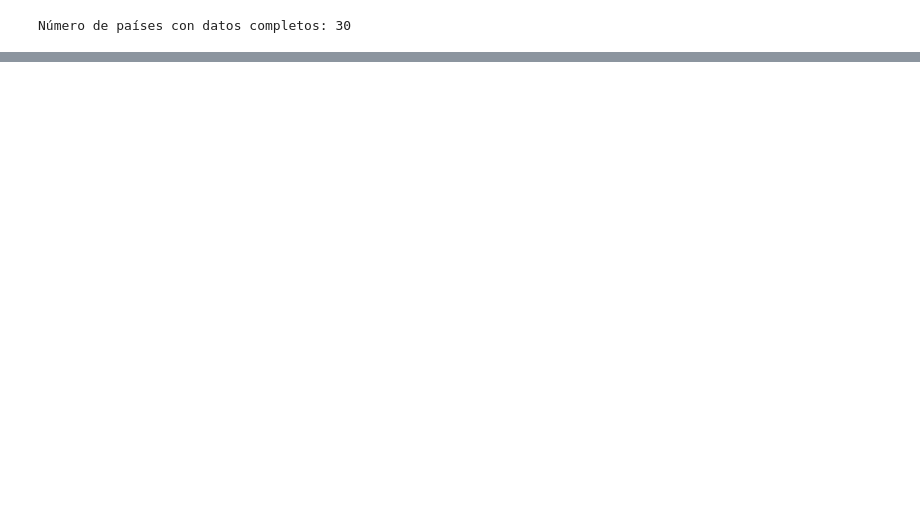
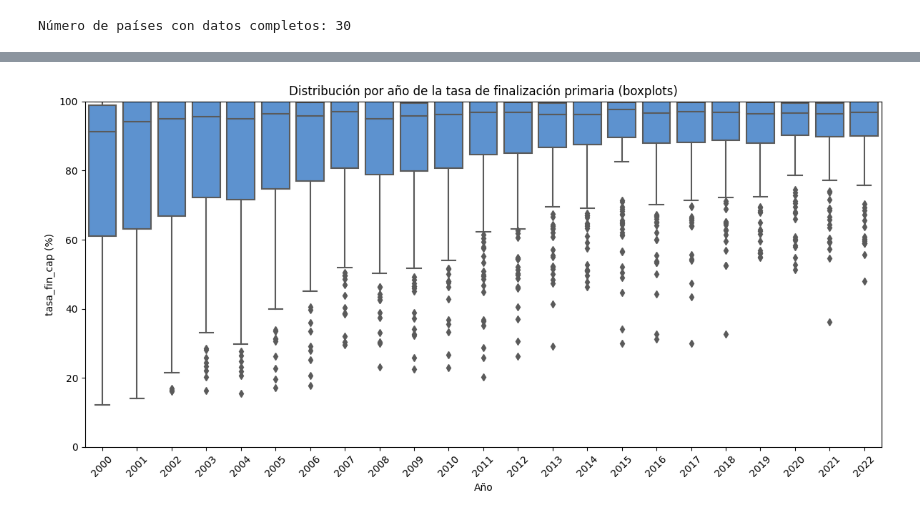
Before and after one commit to samueldavidchamorro/jbook_dataviz_2025, a Jupyter notebook: content/test.ipynb, the cells around one changed output, grey strips where cells are left out. Drawn from its saved outputs; the diff is of its cells as text; code cells hidden in the pictures; blank space fills up the shorter version.

```diff
--- a/content/test.ipynb
+++ b/content/test.ipynb
@@ -529,36 +531,31 @@ Los contrastes entre una variable numérica y una categórica muestran que los p
 # %%
 if "tasa_fin_cap" not in data.columns:
     data["tasa_fin_cap"] = data["tasa_fin"].clip(0, 100)
 
 df_num = data[
     (data["tasa_fin_cap"].notna()) &
     (data["anio"].notna()) &
     (data["anio"] >= 2000) &
     (data["anio"] <= 2022)
 ].copy()
 
-plt.figure(figsize=(10,6))
+plt.figure(figsize=(12,6))
 
-sns.scatterplot(
+sns.boxplot(
     data=df_num,
     x="anio",
     y="tasa_fin_cap",
-    alpha=0.25,
     color=azul_main
 )
 
-sns.regplot(
-    data=df_num,
-    x="anio",
-    y="tasa_fin_cap",
-    lowess=True,
-    scatter_kws={"alpha": 0.25},
-    line_kws={"color": "blue"}
-)
+plt.title("Distribución por año de la tasa de finalización primaria (boxplots)")
+plt.xlabel("Año")
+plt.ylabel("tasa_fin_cap (%)")
+plt.ylim(0, 100)
 
-plt.title("Relacion entre tasa_fin_cap y anio (dispersion global)")
-plt.xlabel("Anio")
-plt.ylabel("tasa_fin_cap (%)")
-
+plt.xticks(rotation=45)
+plt.tight_layout()
 plt.show()
+# %% [output]
+[figure, added]
 # %% [markdown]
```
Also changed, not shown: parts of 12 cells of this notebook.
